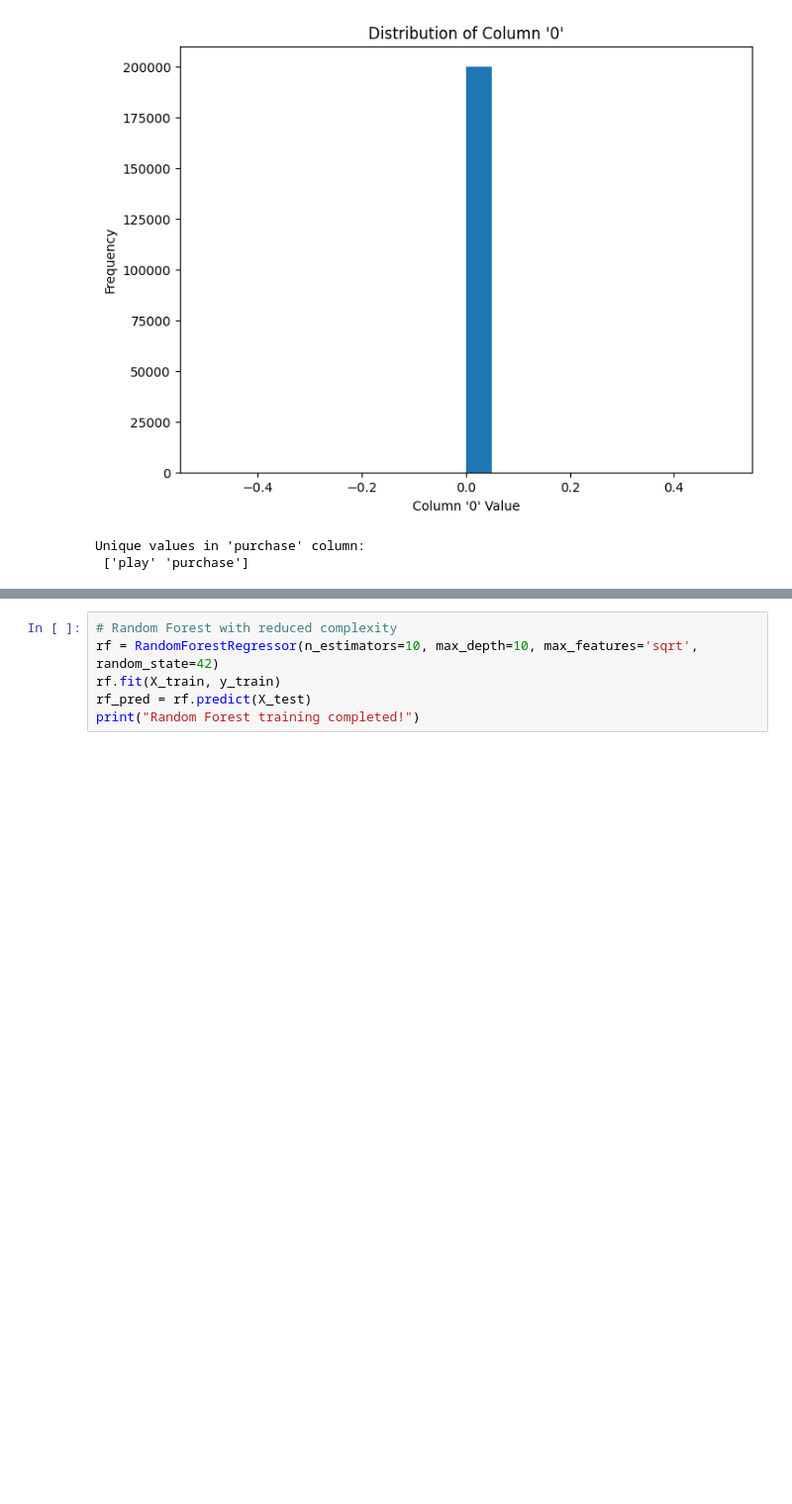
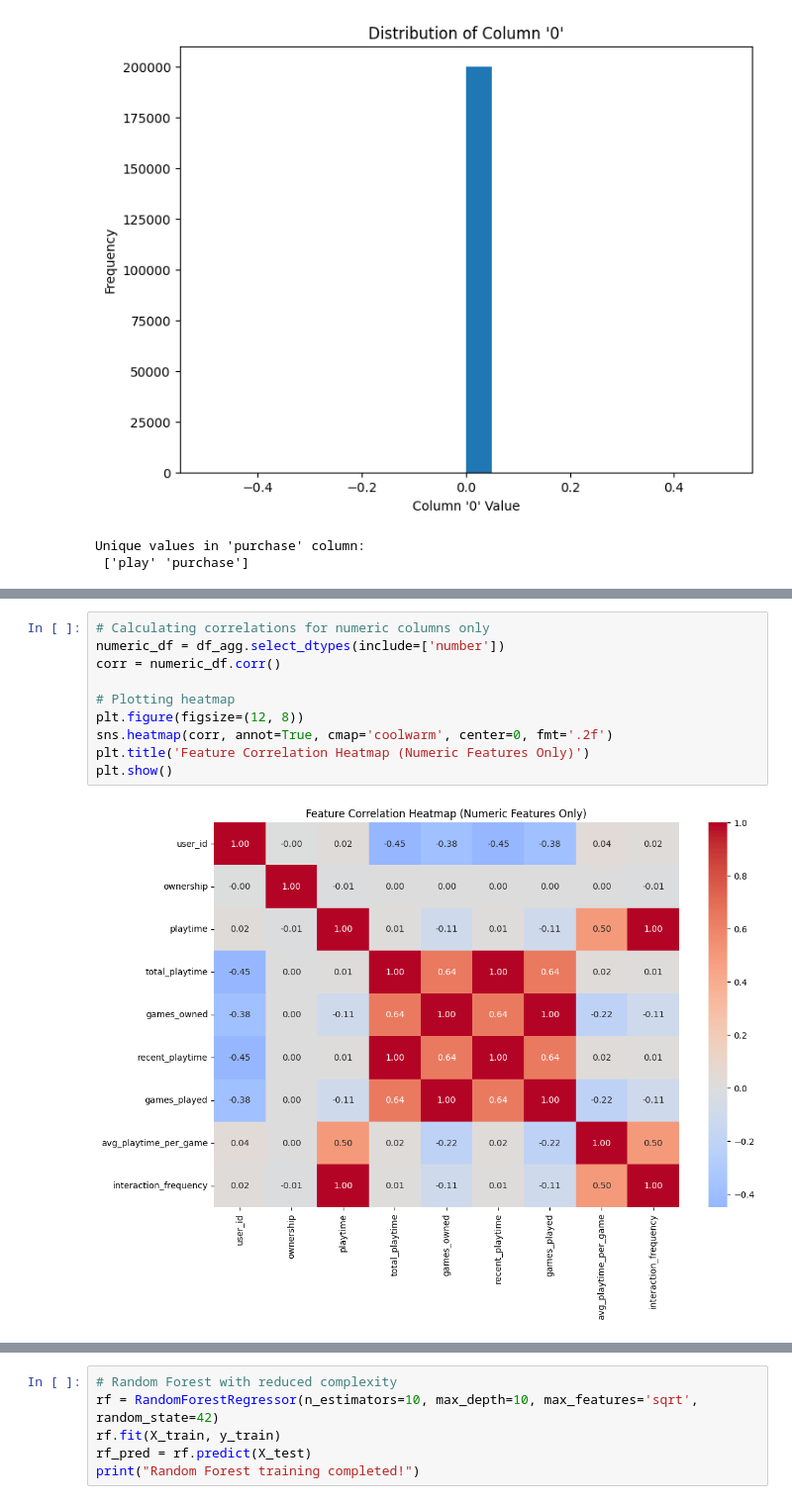
Before and after one commit to rkkapali/gamesteam, a Jupyter notebook: gamesteam.ipynb, the cells around one changed output, grey strips where cells are left out. Shown at 99% size. Drawn from its saved outputs; the diff is of its cells as text; blank space fills up the shorter version.

```diff
--- a/gamesteam.ipynb
+++ b/gamesteam.ipynb
@@ -526,0 +325,12 @@ Test Score: 1.0
+# %%
+# Calculating correlations for numeric columns only
+numeric_df = df_agg.select_dtypes(include=['number'])
+corr = numeric_df.corr()
+
+# Plotting heatmap
+plt.figure(figsize=(12, 8))
+sns.heatmap(corr, annot=True, cmap='coolwarm', center=0, fmt='.2f')
+plt.title('Feature Correlation Heatmap (Numeric Features Only)')
+plt.show()
+# %% [output]
+[figure, added]
```
Also changed, not shown: parts of 64 cells of this notebook.
